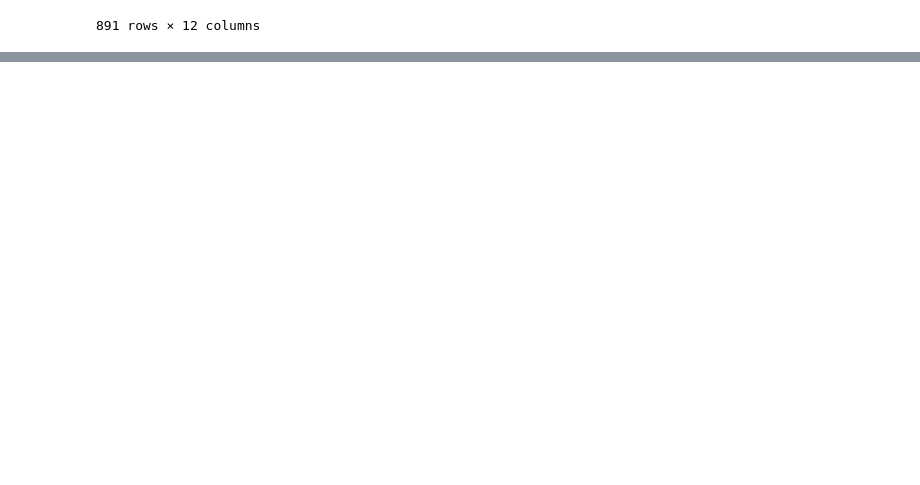
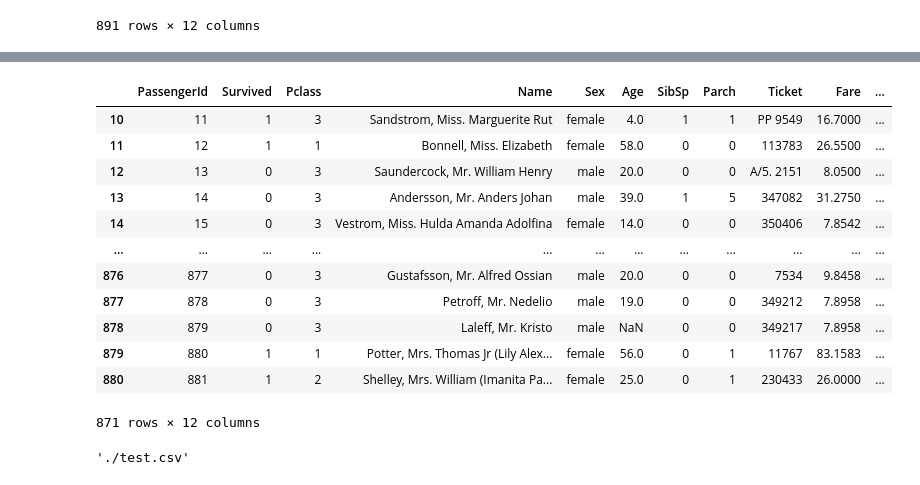
Before and after one commit to bsy3719/pandas_example, a Jupyter notebook: read_csv.ipynb, the cells around one changed output, grey strips where cells are left out. Cells and saved outputs as stored; diff of their text form; code cells hidden in the pictures; blank space fills up the shorter version.

```diff
--- a/read_csv_test.ipynb
+++ b/read_csv.ipynb
@@ -204,0 +250,15 @@ with open('test.json') as f:
+# %%
+path = "./data/titanic.csv"
+delimiter = ","
+column_type = {'PassengerId': 'int'}
+num_row = 20
+skip_row = 5
+skip_footer = 10
+encoding = "utf-8"
+use_column = ["PassengerId", "Survived"]
+order_column = ['Survived', 'PassengerId']
+rename_column = {'PassengerId': 'Id'}
+orient = "records"
+# %%
+def load_file(path, sep, usecols, dtype, nrows, encoding):
+    return pd.read_csv(path, sep=sep, usecols=usecols, dtype=dtype, nrows=nrows, encoding=encoding)
@@ -204,0 +304,32 @@ with open('test.json') as f:
+# %%
+path= "./data/titanic.csv"
+sep=","
+skiprows=10
+skipfooter=10
+encoding="utf-8"
+usecols=['PassengerId',
+ 'Survived',
+ 'Pclass',
+ 'Name',
+ 'Sex']
+# %%
+def load_file(path, sep, skiprows, skipfooter, encoding, usecols):
+    df = pd.read_csv(path, sep=sep, skipfooter=skipfooter,
+                       encoding=encoding, usecols=usecols, engine='python')
+    return df[skiprows:]
+# %%
+load_file(path, sep, skiprows, skipfooter, encoding, usecols)
+# %% [output]
+|  | PassengerId | Survived | Pclass | Name | Sex | Age | SibSp | Parch | Ticket | Fare | ... |
+| 10 | 11 | 1 | 3 | Sandstrom, Miss. Marguerite Rut | female | 4.0 | 1 | 1 | PP 9549 | 16.7000 | ... |
+| 11 | 12 | 1 | 1 | Bonnell, Miss. Elizabeth | female | 58.0 | 0 | 0 | 113783 | 26.5500 | ... |
+| 12 | 13 | 0 | 3 | Saundercock, Mr. William Henry | male | 20.0 | 0 | 0 | A/5. 2151 | 8.0500 | ... |
+| 13 | 14 | 0 | 3 | Andersson, Mr. Anders Johan | male | 39.0 | 1 | 5 | 347082 | 31.2750 | ... |
+| 14 | 15 | 0 | 3 | Vestrom, Miss. Hulda Amanda Adolfina | female | 14.0 | 0 | 0 | 350406 | 7.8542 | ... |
+| ... | ... | ... | ... | ... | ... | ... | ... | ... | ... | ... | ... |
+| 876 | 877 | 0 | 3 | Gustafsson, Mr. Alfred Ossian | male | 20.0 | 0 | 0 | 7534 | 9.8458 | ... |
+| 877 | 878 | 0 | 3 | Petroff, Mr. Nedelio | male | 19.0 | 0 | 0 | 349212 | 7.8958 | ... |
+| 878 | 879 | 0 | 3 | Laleff, Mr. Kristo | male | NaN | 0 | 0 | 349217 | 7.8958 | ... |
+| 879 | 880 | 1 | 1 | Potter, Mrs. Thomas Jr (Lily Alex... | female | 56.0 | 0 | 1 | 11767 | 83.1583 | ... |
+| 880 | 881 | 1 | 2 | Shelley, Mrs. William (Imanita Pa... | female | 25.0 | 0 | 1 | 230433 | 26.0000 | ... |
+871 rows × 12 columns
@@ -204,0 +347,4 @@ with open('test.json') as f:
+# %%
+write_csv_to_nas(df)
+# %% [output]
+'./test.csv'
```
Also changed, not shown: parts of 16 cells of this notebook, 12 other files.
